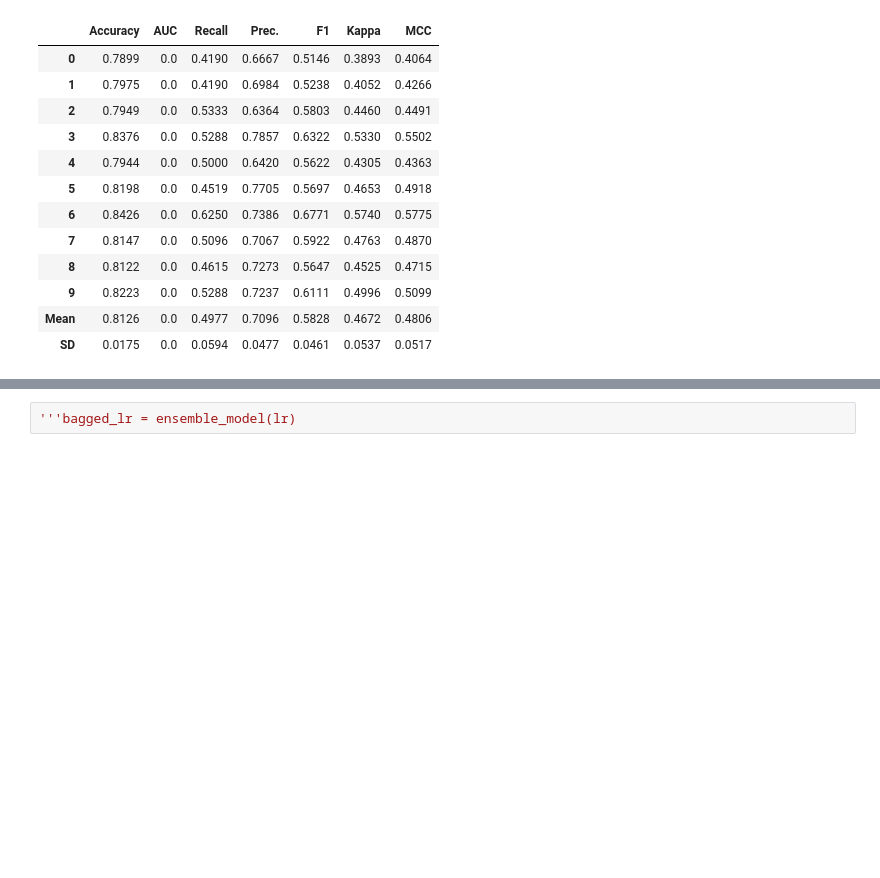
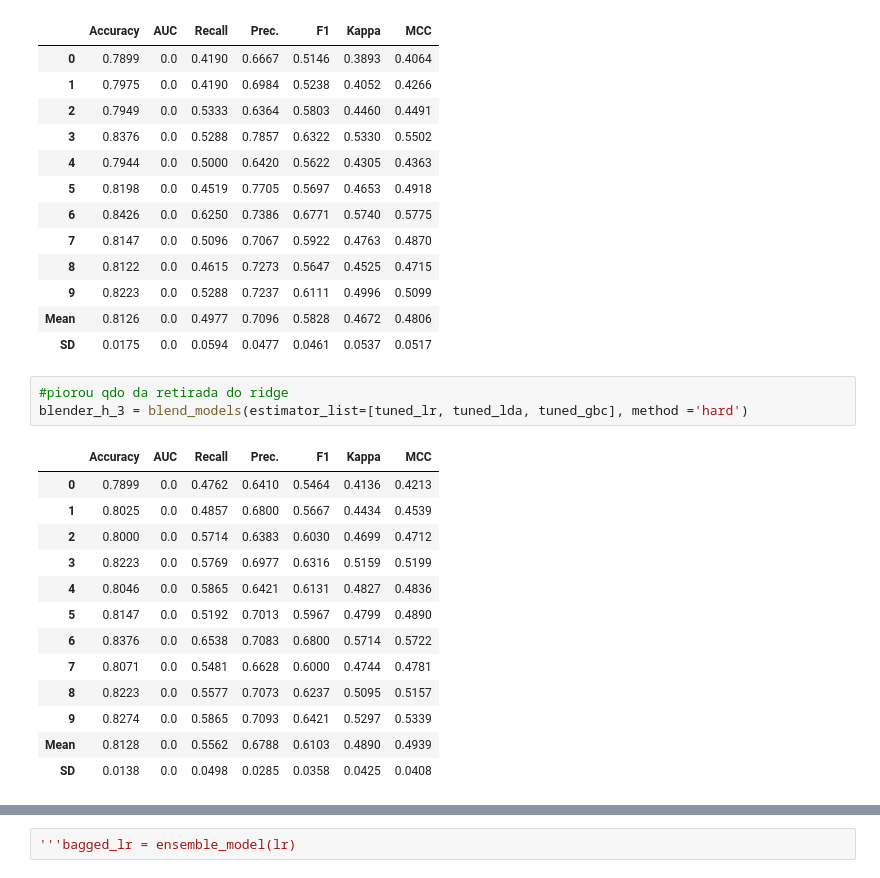
Before and after one commit to jjefferson2006/DSWP_JJ_altera, a Jupyter notebook: desafio_analise_5_ordenado.ipynb, the cells around one changed output, grey strips where cells are left out. Drawn from its saved outputs; the diff is of its cells as text; blank space fills up the shorter version.

```diff
--- a/desafio_analise_5_ordenado.ipynb
+++ b/desafio_analise_5_ordenado.ipynb
@@ -1264,3 +1265,20 @@ blender_h_2 = blend_models(estimator_list=[ tuned_lda, tuned_gbc], method ='hard
 | 9 | 0.8223 | 0.0 | 0.5288 | 0.7237 | 0.6111 | 0.4996 | 0.5099 |
 | Mean | 0.8126 | 0.0 | 0.4977 | 0.7096 | 0.5828 | 0.4672 | 0.4806 |
 | SD | 0.0175 | 0.0 | 0.0594 | 0.0477 | 0.0461 | 0.0537 | 0.0517 |
+# %%
+#piorou qdo da retirada do ridge
+blender_h_3 = blend_models(estimator_list=[tuned_lr, tuned_lda, tuned_gbc], method ='hard')
+# %% [output]
+|  | Accuracy | AUC | Recall | Prec. | F1 | Kappa | MCC |
+| 0 | 0.7899 | 0.0 | 0.4762 | 0.6410 | 0.5464 | 0.4136 | 0.4213 |
+| 1 | 0.8025 | 0.0 | 0.4857 | 0.6800 | 0.5667 | 0.4434 | 0.4539 |
+| 2 | 0.8000 | 0.0 | 0.5714 | 0.6383 | 0.6030 | 0.4699 | 0.4712 |
+| 3 | 0.8223 | 0.0 | 0.5769 | 0.6977 | 0.6316 | 0.5159 | 0.5199 |
+| 4 | 0.8046 | 0.0 | 0.5865 | 0.6421 | 0.6131 | 0.4827 | 0.4836 |
+| 5 | 0.8147 | 0.0 | 0.5192 | 0.7013 | 0.5967 | 0.4799 | 0.4890 |
+| 6 | 0.8376 | 0.0 | 0.6538 | 0.7083 | 0.6800 | 0.5714 | 0.5722 |
+| 7 | 0.8071 | 0.0 | 0.5481 | 0.6628 | 0.6000 | 0.4744 | 0.4781 |
+| 8 | 0.8223 | 0.0 | 0.5577 | 0.7073 | 0.6237 | 0.5095 | 0.5157 |
+| 9 | 0.8274 | 0.0 | 0.5865 | 0.7093 | 0.6421 | 0.5297 | 0.5339 |
+| Mean | 0.8128 | 0.0 | 0.5562 | 0.6788 | 0.6103 | 0.4890 | 0.4939 |
+| SD | 0.0138 | 0.0 | 0.0498 | 0.0285 | 0.0358 | 0.0425 | 0.0408 |
```
Also changed, not shown: parts of 16 cells of this notebook.
